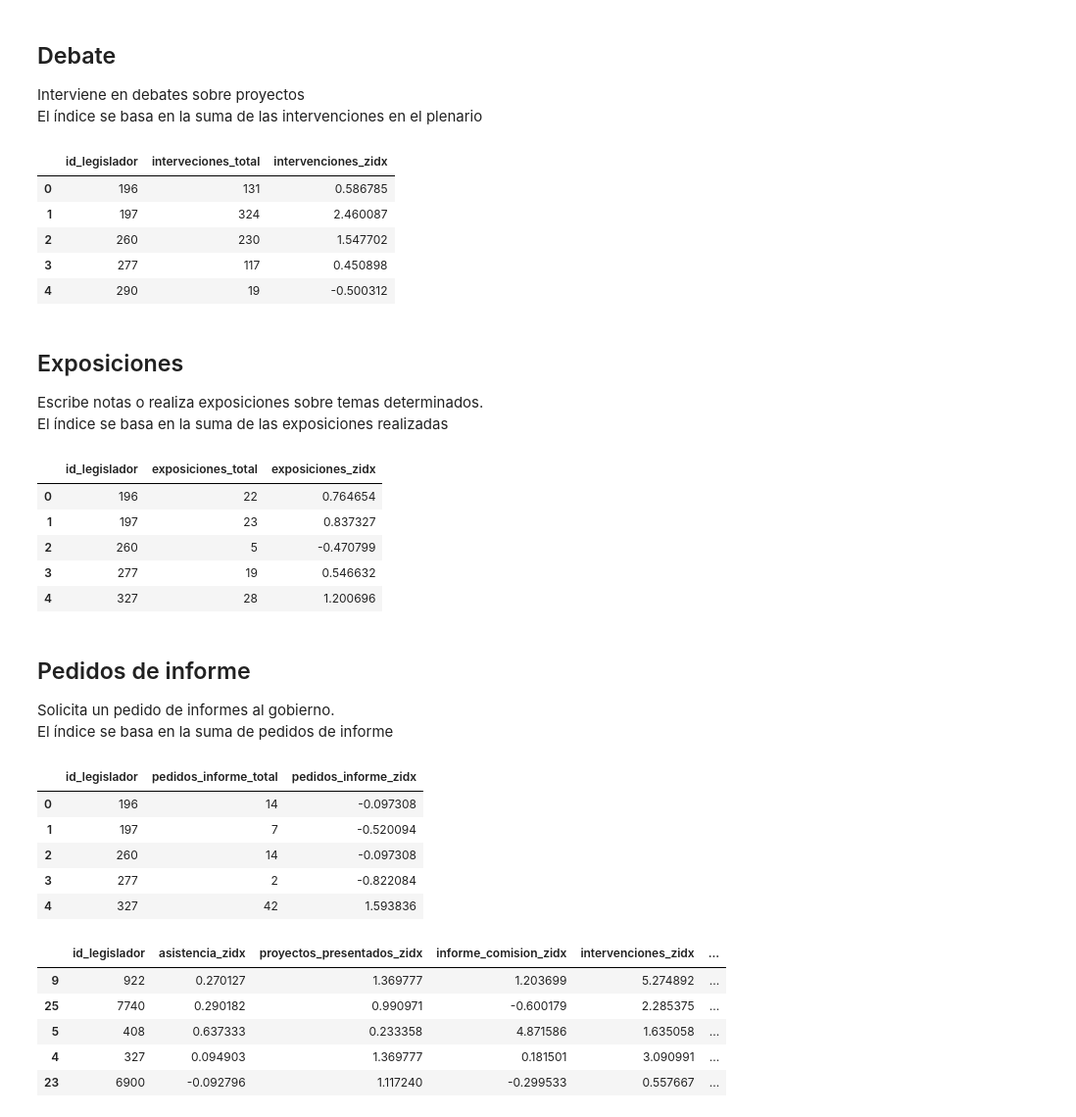
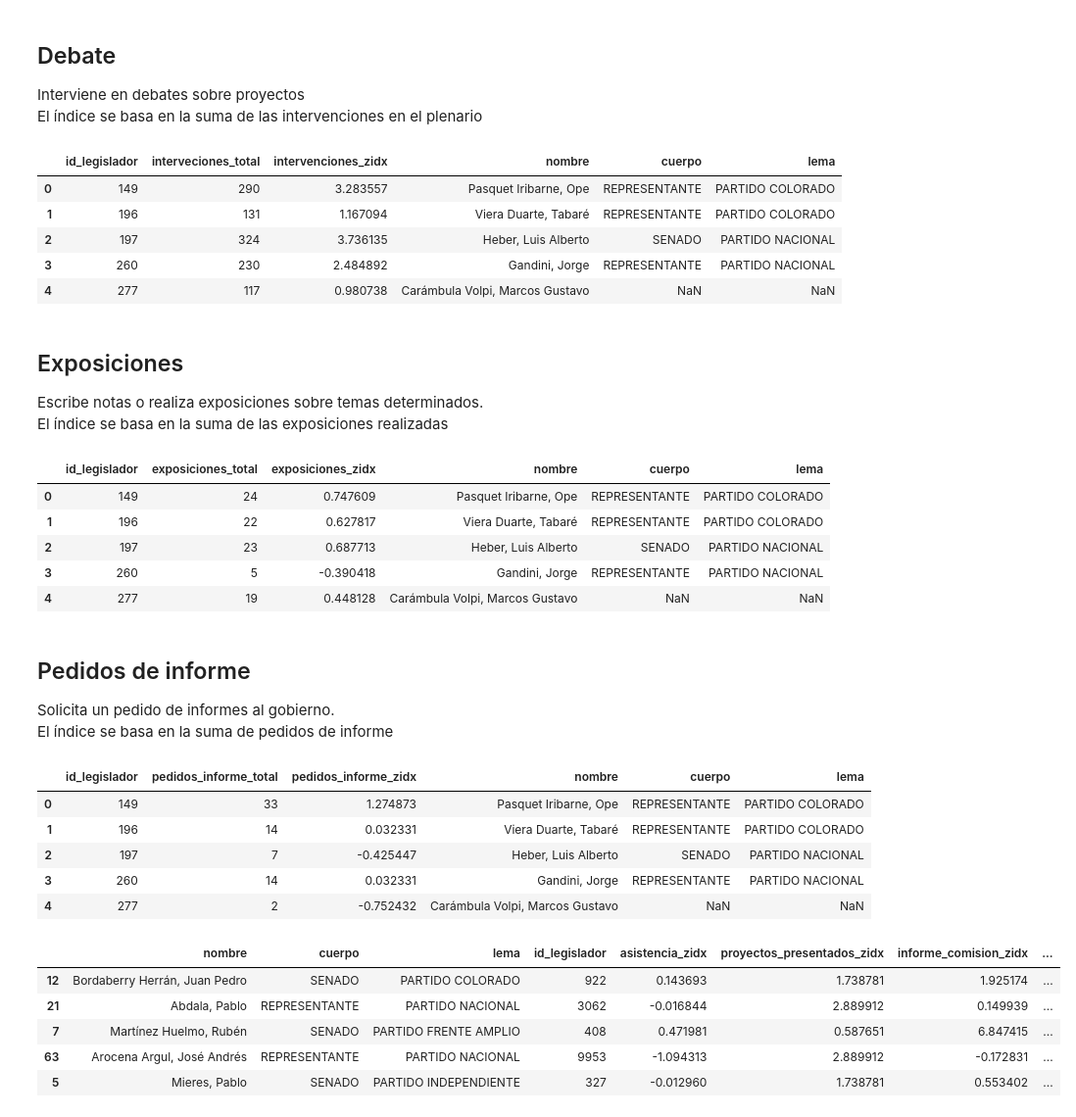
Before and after one commit to jbochard/parlamento_uy, a Jupyter notebook: parlamento.ipynb, the cells around one changed output. Shown at 98% size. Saved outputs shown, nothing was run; the diff lists cells and outputs as text; code cells hidden in the pictures.

```diff
--- a/parlamento.ipynb
+++ b/parlamento.ipynb
@@ -72,5 +84,6 @@ informante_comision_df = informante_comision_df.groupby('id_legislador').size().
 informante_comision_media = informante_comision_df['informes_total'].mean()
 informante_comision_std = informante_comision_df['informes_total'].std()
 informante_comision_df.loc[:,'informe_comision_zidx'] = informante_comision_df.apply(lambda x : (x['informes_total'] * 1.0 - informante_comision_media) / informante_comision_std, axis=1)
+informante_comision_df = informante_comision_df.merge(legisladores_df[['id_legislador', 'nombre', 'cuerpo', 'lema']], on='id_legislador')
 informante_comision_df.head()
 # %% [output]
@@ -90,14 +103,15 @@ interviene_df = interviene_df.groupby('id_legislador').size().reset_index(name='
 interviene_media = interviene_df['interveciones_total'].mean()
 interviene_std = interviene_df['interveciones_total'].std()
 interviene_df.loc[:,'intervenciones_zidx'] = interviene_df.apply(lambda x : (x['interveciones_total'] * 1.0 - interviene_media) / interviene_std, axis=1)
+interviene_df = interviene_df.merge(legisladores_df[['id_legislador', 'nombre', 'cuerpo', 'lema']], on='id_legislador')
 interviene_df.head()
 # %% [output]
-|  | id_legislador | interveciones_total | intervenciones_zidx |
-| 0 | 196 | 131 | 0.586785 |
-| 1 | 197 | 324 | 2.460087 |
-| 2 | 260 | 230 | 1.547702 |
-| 3 | 277 | 117 | 0.450898 |
-| 4 | 290 | 19 | -0.500312 |
+|  | id_legislador | interveciones_total | intervenciones_zidx | nombre | cuerpo | lema |
+| 0 | 149 | 290 | 3.283557 | Pasquet Iribarne, Ope | REPRESENTANTE | PARTIDO COLORADO |
+| 1 | 196 | 131 | 1.167094 | Viera Duarte, Tabaré | REPRESENTANTE | PARTIDO COLORADO |
+| 2 | 197 | 324 | 3.736135 | Heber, Luis Alberto | SENADO | PARTIDO NACIONAL |
+| 3 | 260 | 230 | 2.484892 | Gandini, Jorge | REPRESENTANTE | PARTIDO NACIONAL |
+| 4 | 277 | 117 | 0.980738 | Carámbula Volpi, Marcos Gustavo | NaN | NaN |
 # %% [markdown]
 ## Exposiciones
 Escribe notas o realiza exposiciones sobre temas determinados.<br>
@@ -108,14 +122,15 @@ expone_df = expone_df.groupby('id_legislador').size().reset_index(name='exposici
 expone_media = expone_df['exposiciones_total'].mean()
 expone_std = expone_df['exposiciones_total'].std()
 expone_df.loc[:,'exposiciones_zidx'] = expone_df.apply(lambda x : (x['exposiciones_total'] * 1.0 - expone_media) / expone_std, axis=1)
+expone_df = expone_df.merge(legisladores_df[['id_legislador', 'nombre', 'cuerpo', 'lema']], on='id_legislador')
 expone_df.head()
 # %% [output]
-|  | id_legislador | exposiciones_total | exposiciones_zidx |
-| 0 | 196 | 22 | 0.764654 |
-| 1 | 197 | 23 | 0.837327 |
-| 2 | 260 | 5 | -0.470799 |
-| 3 | 277 | 19 | 0.546632 |
-| 4 | 327 | 28 | 1.200696 |
+|  | id_legislador | exposiciones_total | exposiciones_zidx | nombre | cuerpo | lema |
+| 0 | 149 | 24 | 0.747609 | Pasquet Iribarne, Ope | REPRESENTANTE | PARTIDO COLORADO |
+| 1 | 196 | 22 | 0.627817 | Viera Duarte, Tabaré | REPRESENTANTE | PARTIDO COLORADO |
+| 2 | 197 | 23 | 0.687713 | Heber, Luis Alberto | SENADO | PARTIDO NACIONAL |
+| 3 | 260 | 5 | -0.390418 | Gandini, Jorge | REPRESENTANTE | PARTIDO NACIONAL |
+| 4 | 277 | 19 | 0.448128 | Carámbula Volpi, Marcos Gustavo | NaN | NaN |
 # %% [markdown]
 ## Pedidos de informe
 Solicita un pedido de informes al gobierno.<br>
@@ -126,26 +141,27 @@ pedidos_de_informe_df = pedidos_de_informe_df[['id_legislador', 'id_proyecto']].
 pedidos_de_informe_media = pedidos_de_informe_df['pedidos_informe_total'].mean()
 pedidos_de_informe_std = pedidos_de_informe_df['pedidos_informe_total'].std()
 pedidos_de_informe_df.loc[:,'pedidos_informe_zidx'] = pedidos_de_informe_df.apply(lambda x : (x['pedidos_informe_total'] * 1.0 - pedidos_de_informe_media) / pedidos_de_informe_std, axis=1)
+pedidos_de_informe_df = pedidos_de_informe_df.merge(legisladores_df[['id_legislador', 'nombre', 'cuerpo', 'lema']], on='id_legislador')
 pedidos_de_informe_df.head()
 # %% [output]
-|  | id_legislador | pedidos_informe_total | pedidos_informe_zidx |
-| 0 | 196 | 14 | -0.097308 |
-| 1 | 197 | 7 | -0.520094 |
-| 2 | 260 | 14 | -0.097308 |
-| 3 | 277 | 2 | -0.822084 |
-| 4 | 327 | 42 | 1.593836 |
+|  | id_legislador | pedidos_informe_total | pedidos_informe_zidx | nombre | cuerpo | lema |
+| 0 | 149 | 33 | 1.274873 | Pasquet Iribarne, Ope | REPRESENTANTE | PARTIDO COLORADO |
+| 1 | 196 | 14 | 0.032331 | Viera Duarte, Tabaré | REPRESENTANTE | PARTIDO COLORADO |
+| 2 | 197 | 7 | -0.425447 | Heber, Luis Alberto | SENADO | PARTIDO NACIONAL |
+| 3 | 260 | 14 | 0.032331 | Gandini, Jorge | REPRESENTANTE | PARTIDO NACIONAL |
+| 4 | 277 | 2 | -0.752432 | Carámbula Volpi, Marcos Gustavo | NaN | NaN |
 # %%
-indice_senadores_df = asistencia_df[['id_legislador', 'asistencia_zidx']].merge(proyectos_presentados_df[['id_legislador', 'proyectos_presentados_zidx']], on='id_legislador')
+indice_senadores_df = asistencia_df[['nombre', 'cuerpo', 'lema', 'id_legislador', 'asistencia_zidx']].merge(proyectos_presentados_df[['id_legislador', 'proyectos_presentados_zidx']], on='id_legislador')
 indice_senadores_df = indice_senadores_df.merge(informante_comision_df[['id_legislador', 'informe_comision_zidx']], on='id_legislador')
 indice_senadores_df = indice_senadores_df.merge(interviene_df[['id_legislador', 'intervenciones_zidx']], on='id_legislador')
 indice_senadores_df = indice_senadores_df.merge(expone_df[['id_legislador', 'exposiciones_zidx']], on='id_legislador')
 indice_senadores_df = indice_senadores_df.merge(pedidos_de_informe_df[['id_legislador', 'pedidos_informe_zidx']], on='id_legislador')
 indice_senadores_df.loc[:, 'zidx'] = indice_senadores_df['asistencia_zidx'] +indice_senadores_df['asistencia_zidx'] + indice_senadores_df['proyectos_presentados_zidx'] +indice_senadores_df['informe_comision_zidx'] + indice_senadores_df['intervenciones_zidx'] + indice_senadores_df['exposiciones_zidx'] + indice_senadores_df['pedidos_informe_zidx']
 indice_senadores_df.sort_values('zidx', ascending=False).head()
 # %% [output]
-|  | id_legislador | asistencia_zidx | proyectos_presentados_zidx | informe_comision_zidx | intervenciones_zidx | ... |
-| 9 | 922 | 0.270127 | 1.369777 | 1.203699 | 5.274892 | ... |
-| 25 | 7740 | 0.290182 | 0.990971 | -0.600179 | 2.285375 | ... |
-| 5 | 408 | 0.637333 | 0.233358 | 4.871586 | 1.635058 | ... |
-| 4 | 327 | 0.094903 | 1.369777 | 0.181501 | 3.090991 | ... |
-| 23 | 6900 | -0.092796 | 1.117240 | -0.299533 | 0.557667 | ... |
+|  | nombre | cuerpo | lema | id_legislador | asistencia_zidx | proyectos_presentados_zidx | informe_comision_zidx | ... |
+| 12 | Bordaberry Herrán, Juan Pedro | SENADO | PARTIDO COLORADO | 922 | 0.143693 | 1.738781 | 1.925174 | ... |
+| 21 | Abdala, Pablo | REPRESENTANTE | PARTIDO NACIONAL | 3062 | -0.016844 | 2.889912 | 0.149939 | ... |
+| 7 | Martínez Huelmo, Rubén | SENADO | PARTIDO FRENTE AMPLIO | 408 | 0.471981 | 0.587651 | 6.847415 | ... |
+| 63 | Arocena Argul, José Andrés | REPRESENTANTE | PARTIDO NACIONAL | 9953 | -1.094313 | 2.889912 | -0.172831 | ... |
+| 5 | Mieres, Pablo | SENADO | PARTIDO INDEPENDIENTE | 327 | -0.012960 | 1.738781 | 0.553402 | ... |
```
Also changed, not shown: parts of 8 cells of this notebook, 32 other files.
